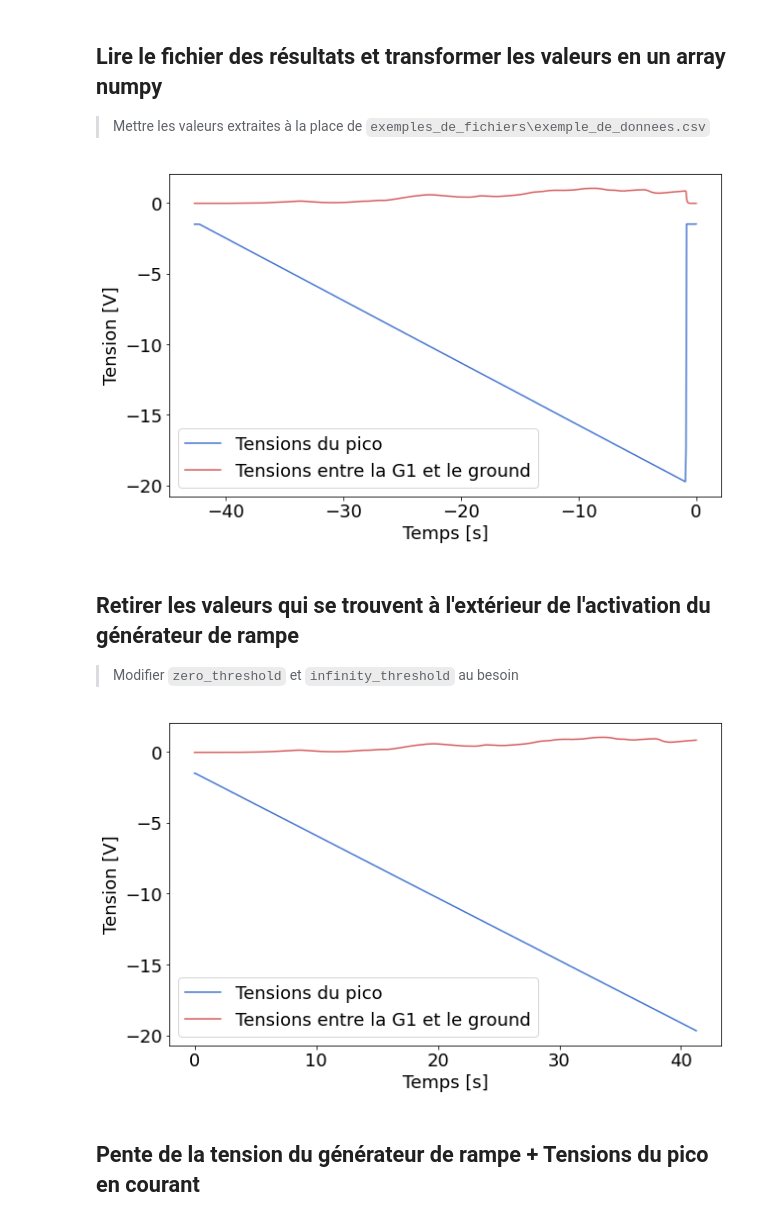
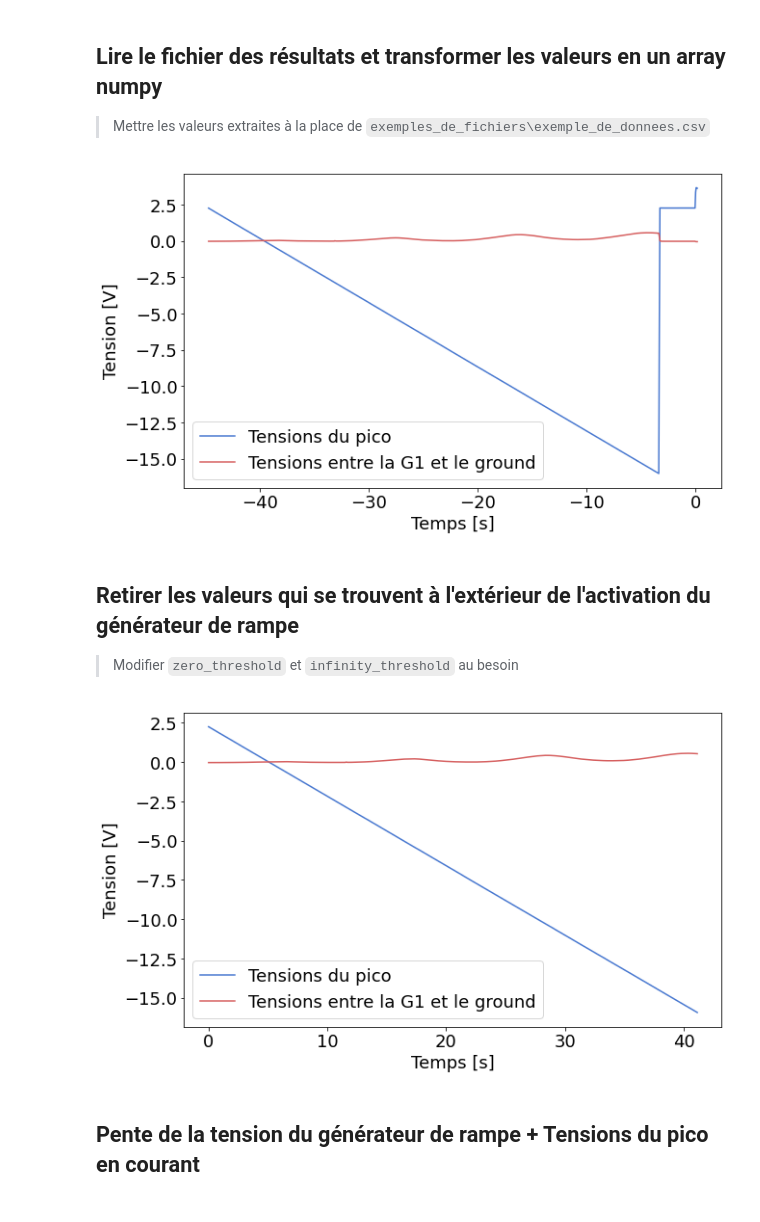
Before and after one commit to GeremyMichaud/PHY-3002-Frank-et-Hertz, a Jupyter notebook: analyse_legere_pic_simple.ipynb, the cells around one changed output. Cells and saved outputs as stored; diff of their text form; code cells hidden in the pictures.

Commit message:
improving figures

```diff
--- a/analyse_legere_pic_simple.ipynb
+++ b/analyse_legere_pic_simple.ipynb
@@ -36,26 +36,26 @@ sns.color_palette("muted")
 ## Lire le fichier des résultats et transformer les valeurs en un array numpy
 > Mettre les valeurs extraites à la place de `exemples_de_fichiers\exemple_de_donnees.csv`
 # %%
-file_name = os.path.join("data", "excel", "Montage_B_step6.4.csv")
+file_name = os.path.join("data", "excel", "Montage_B_step6.3.3_V2.3.csv")
 valeurs_en_array = lire_csv_a_3_colonnes(file_name, 9)
 
 plt.figure(figsize=(10,6))
 plt.plot(valeurs_en_array[:, 0], valeurs_en_array[:, 2],
         label="Tensions du pico", color=palette[0])
 plt.plot(valeurs_en_array[:, 0], valeurs_en_array[:, 1],
         label="Tensions entre la G1 et le ground", color=palette[3])
 plt.xlabel("Temps [s]")
 plt.ylabel("Tension [V]")
 plt.legend()
 plt.show()
 # %% [output]
-[figure, old version]
+[figure, new version]
 # %% [markdown]
 ## Retirer les valeurs qui se trouvent à l'extérieur de l'activation du générateur de rampe
 > Modifier `zero_threshold` et `infinity_threshold` au besoin
 # %%
 valeurs_cropped_debutant_par_t0 = crop_pour_conserver_que_la_partie_avec_rampe(valeurs_en_array,
-        indice_colonne_rampe=2, zero_threshold=0.01, infinity_threshold=0.1)
+        indice_colonne_rampe=2, zero_threshold=0.04, infinity_threshold=0.1)
 
 debut = min(valeurs_cropped_debutant_par_t0[:,0])
 valeurs_cropped_debutant_par_t0[:,0]-=debut
@@ -70,7 +70,7 @@ plt.ylabel("Tension [V]")
 plt.legend()
 plt.show()
 # %% [output]
-[figure, old version]
+[figure, new version]
 # %% [markdown]
 ## Pente de la tension du générateur de rampe + Tensions du pico en courant
 # %%
```
Also changed, not shown: parts of 2 cells of this notebook, 6 other files.
